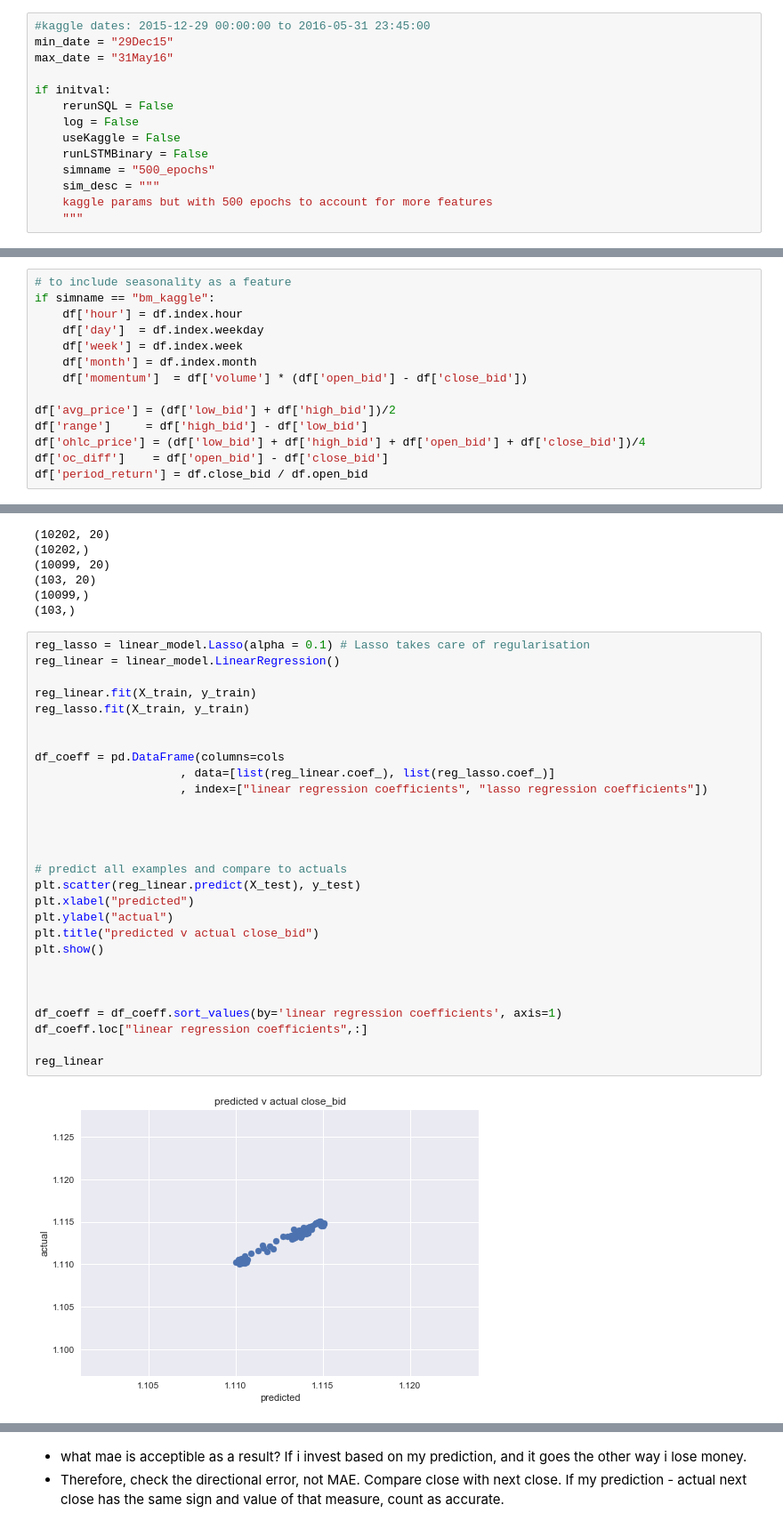
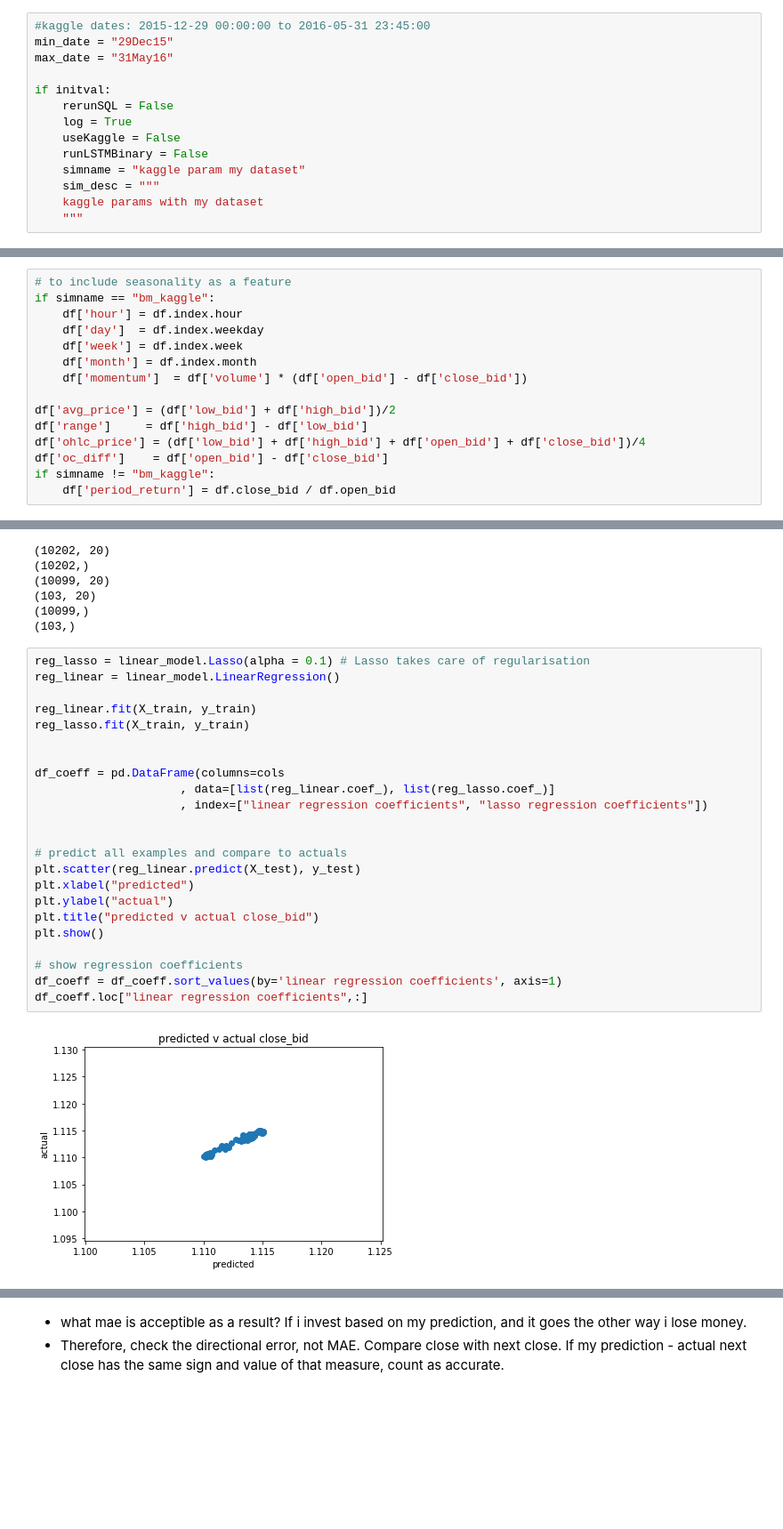
Before and after one commit to kaiaeberli/kai_code, a Jupyter notebook: capstone_project/main_fx_spot_prediction_notebook.ipynb, the cells around one changed output, grey strips where cells are left out. Shown at 89% size. Saved outputs shown, nothing was run; the diff lists cells and outputs as text; blank space fills up the shorter version.

Commit message:
cleaned notebook, ran kaggle bm and with my dataset

```diff
--- a/capstone_project/main_fx_spot_prediction_notebook.ipynb
+++ b/capstone_project/main_fx_spot_prediction_notebook.ipynb
@@ -62,12 +62,12 @@ max_date = "31May16"
 
 if initval:
     rerunSQL = False
-    log = False
+    log = True
     useKaggle = False
     runLSTMBinary = False
-    simname = "500_epochs"
+    simname = "kaggle param my dataset"
     sim_desc = """
-    kaggle params but with 500 epochs to account for more features
+    kaggle params with my dataset
     """
 # %% [markdown]
 # Load data
@@ -162,7 +172,8 @@ df['avg_price'] = (df['low_bid'] + df['high_bid'])/2
 df['range']     = df['high_bid'] - df['low_bid']
 df['ohlc_price'] = (df['low_bid'] + df['high_bid'] + df['open_bid'] + df['close_bid'])/4
 df['oc_diff']    = df['open_bid'] - df['close_bid']
-df['period_return'] = df.close_bid / df.open_bid
+if simname != "bm_kaggle":
+    df['period_return'] = df.close_bid / df.open_bid
 # %% [markdown]
 # Explore dataset - show some graphs
 # %%
@@ -513,30 +523,25 @@ check_shape(X, y, X_train, X_test, y_train, y_test)
 # %%
 reg_lasso = linear_model.Lasso(alpha = 0.1) # Lasso takes care of regularisation
 reg_linear = linear_model.LinearRegression()
 
 reg_linear.fit(X_train, y_train)
 reg_lasso.fit(X_train, y_train)
 
 
 df_coeff = pd.DataFrame(columns=cols
                      , data=[list(reg_linear.coef_), list(reg_lasso.coef_)]
                      , index=["linear regression coefficients", "lasso regression coefficients"])
 
 
-
-
 # predict all examples and compare to actuals
 plt.scatter(reg_linear.predict(X_test), y_test)
 plt.xlabel("predicted")
 plt.ylabel("actual")
 plt.title("predicted v actual close_bid")
 plt.show()
 
-
-
+# show regression coefficients
 df_coeff = df_coeff.sort_values(by='linear regression coefficients', axis=1)
 df_coeff.loc["linear regression coefficients",:]
-
-reg_linear
 # %% [output]
-[figure, old version]
+[figure, new version]
```
Also changed, not shown: parts of 53 cells of this notebook, 17 other files.
